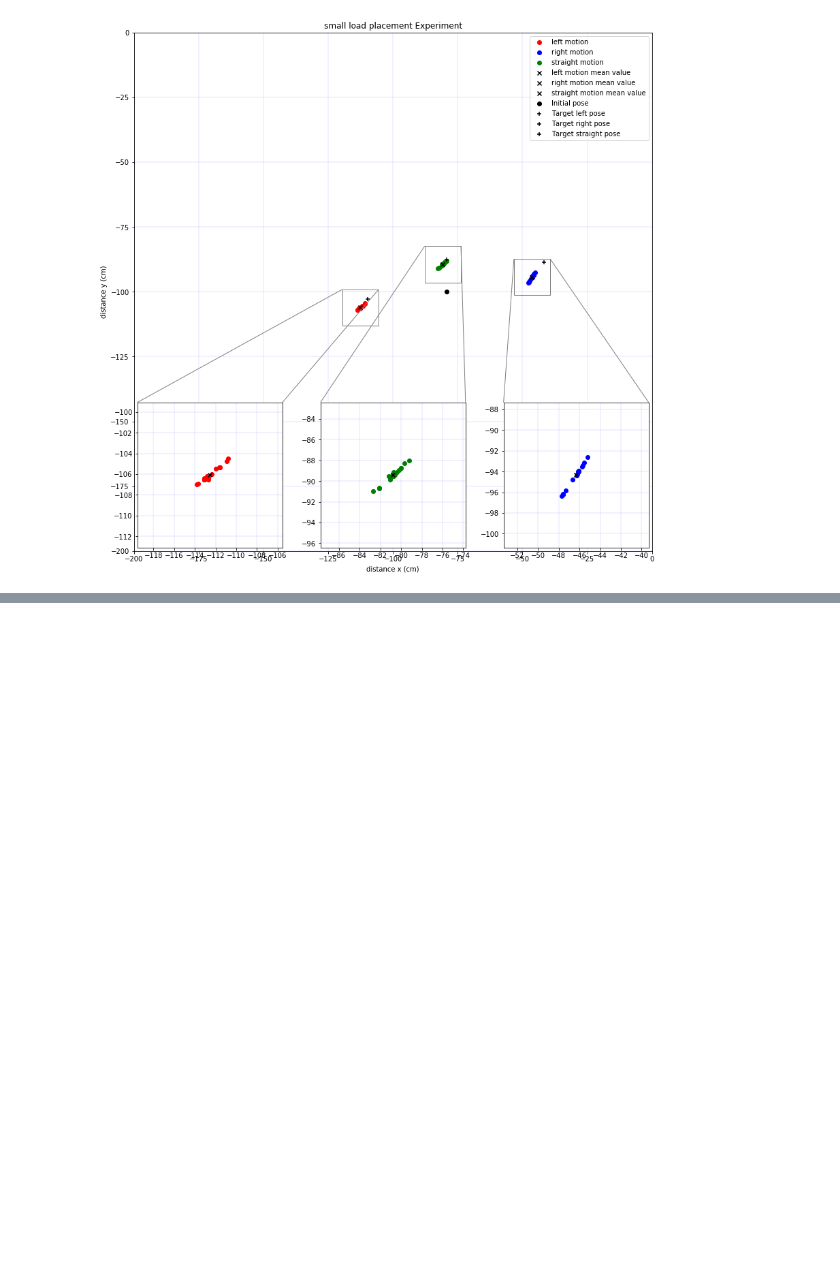
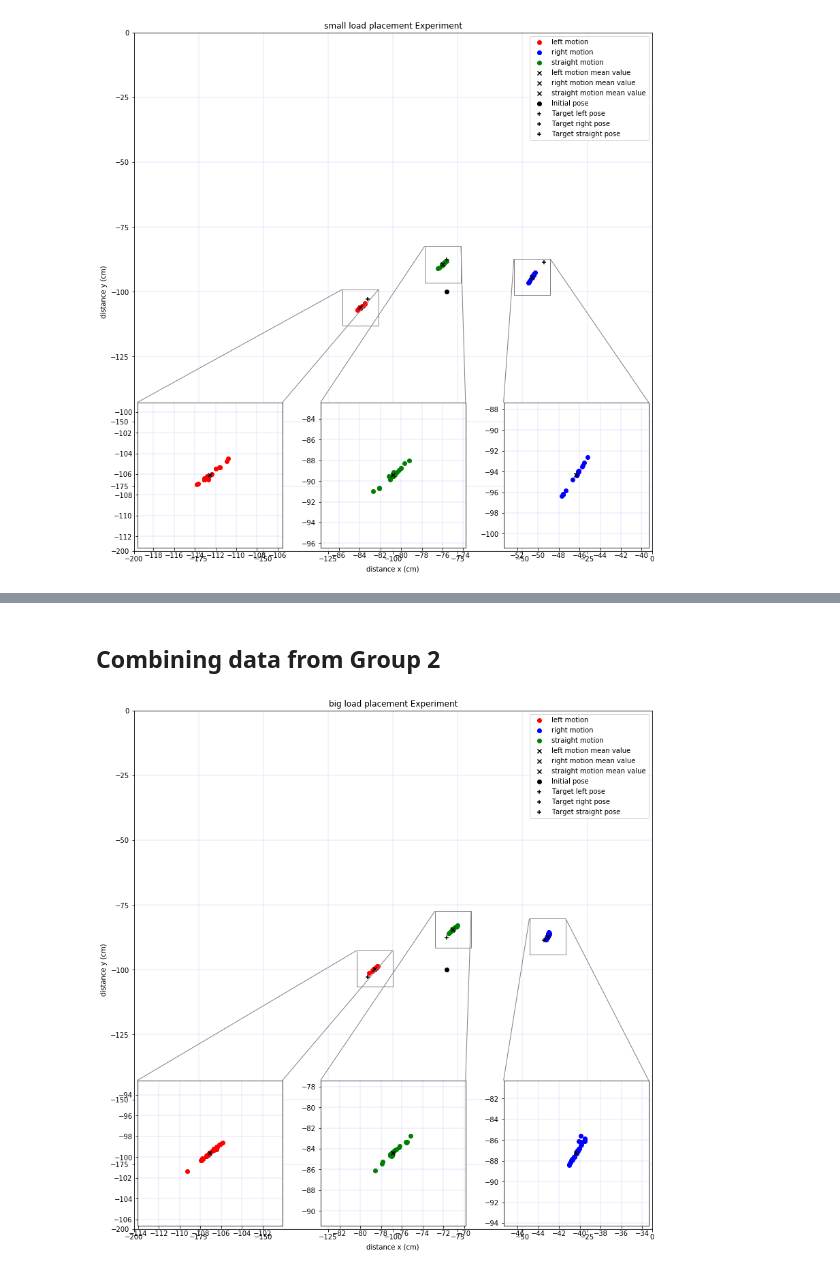
Before and after one commit to pranjaldhole/SEE, a Jupyter notebook: youbot/SEEHomework_AbhishekPadalkar_MaxMensing_PranjalDhole_youbot.ipynb, the cells around one changed output, grey strips where cells are left out. Cells and saved outputs as stored; diff of their text form; code cells hidden in the pictures; blank space fills up the shorter version.

Commit message:
plots for combined data with group 2

```diff
--- a/youbot/SEEHomework_AbhishekPadalkar_MaxMensing_PranjalDhole_youbot.ipynb
+++ b/youbot/SEEHomework_AbhishekPadalkar_MaxMensing_PranjalDhole_youbot.ipynb
@@ -29,12 +29,19 @@ target_right = np.array([-41.73, -88.63, -0.92])
 # %% [markdown]
 ### Fetching collected data from CSV to a dictionary
 # %%
-def get_filepath(filename):
+def get_original_data_filepath(filename):
     PATH = os.getcwd()
     return PATH+'/recordings/CSVs/'+filename+'.csv'
 
-def fetch_data_from_csv(filename):
-    return np.loadtxt(get_filepath(filename), delimiter=',')
+def get_combined_data_filepath(filename):
+    PATH = os.getcwd()
+    return PATH+'/recordings/AlldataCSV/'+filename+'.csv'
+
+def fetch_original_data(filename):
+    return np.loadtxt(get_original_data_filepath(filename), delimiter=',')
+
+def fetch_combined_data(filename):
+    return np.loadtxt(get_combined_data_filepath(filename), delimiter=',')
 # %%
 def distribution_plot(load, motion, db, save=False, show_fig=True):
     fname = load+'_'+motion
@@ -47,15 +54,25 @@ def distribution_plot(load, motion, db, save=False, show_fig=True):
         plt.show()
     plt.close()
 # %%
-def collect_data(load, move, generate_plots=False):
+def collect_original_data(load, move, generate_plots=False):
     data = {}
     for i in load:
         for j in move:
             filename = i+'_'+j
-            data[filename] = fetch_data_from_csv(filename)
+            data[filename] = fetch_original_data(filename)
             if generate_plots:
                 distribution_plot(load=i, motion=j, db=data, save=True, show_fig=False)
     return data
+
+def collect_combined_data(load, move, generate_plots=False):
+    data = {}
+    for i in load:
+        for j in move:
+            filename = i+'_'+j
+            data[filename] = fetch_combined_data(filename)
+            if generate_plots:
+                distribution_plot(load=i, motion=j, db=data, save=True, show_fig=False)
+    return data
 # %%
 load = ['small', 'medium', 'big']
 move = ['left', 'right', 'straight']
@@ -66,7 +83,7 @@ data = collect_data(load, move, generate_plots=True)
 # %%
 def plot_data(left, right, straight, initial,\
               target_left, target_right, target_straight,\
-              load_type, save_fig=False, zoom_size=4, zoom_xylim=7):
+              load_type, combined_data=False, save_fig=False, zoom_size=4, zoom_xylim=7):
     lx, ly, lt = left[:, 0], left[:, 1], left[:, 2]
     rx, ry, rt = right[:, 0], right[:, 1], right[:, 2]
     sx, sy, st = straight[:, 0], straight[:, 1], straight[:, 2]
@@ -145,7 +162,10 @@ def plot_data(left, right, straight, initial,\
     ax.grid(color='b', linestyle='-', linewidth=.1)
 
     if save_fig:
-        fig.savefig('images/'+load_type)
+        if combined_data:
+            fig.savefig('images/combined'+load_type)
+        else:
+            fig.savefig('images/'+load_type)
 
     plt.show()
     plt.close()
@@ -166,0 +315,10 @@ plot_data(data['small_left'], data['small_right'], data['small_straight'],
+# %% [markdown]
+## Combining data from Group 2
+# %%
+data_combined = collect_combined_data(load, move, generate_plots=False)
+# %%
+plot_data(data_combined['big_left'], data_combined['big_right'], data_combined['big_straight'],
+          initial_pose, target_left, target_right, target_straight, load_type='big',
+          combined_data=True, save_fig=True)
+# %% [output]
+[figure, added]
```
Also changed, not shown: parts of 12 cells of this notebook, 15 other files.
